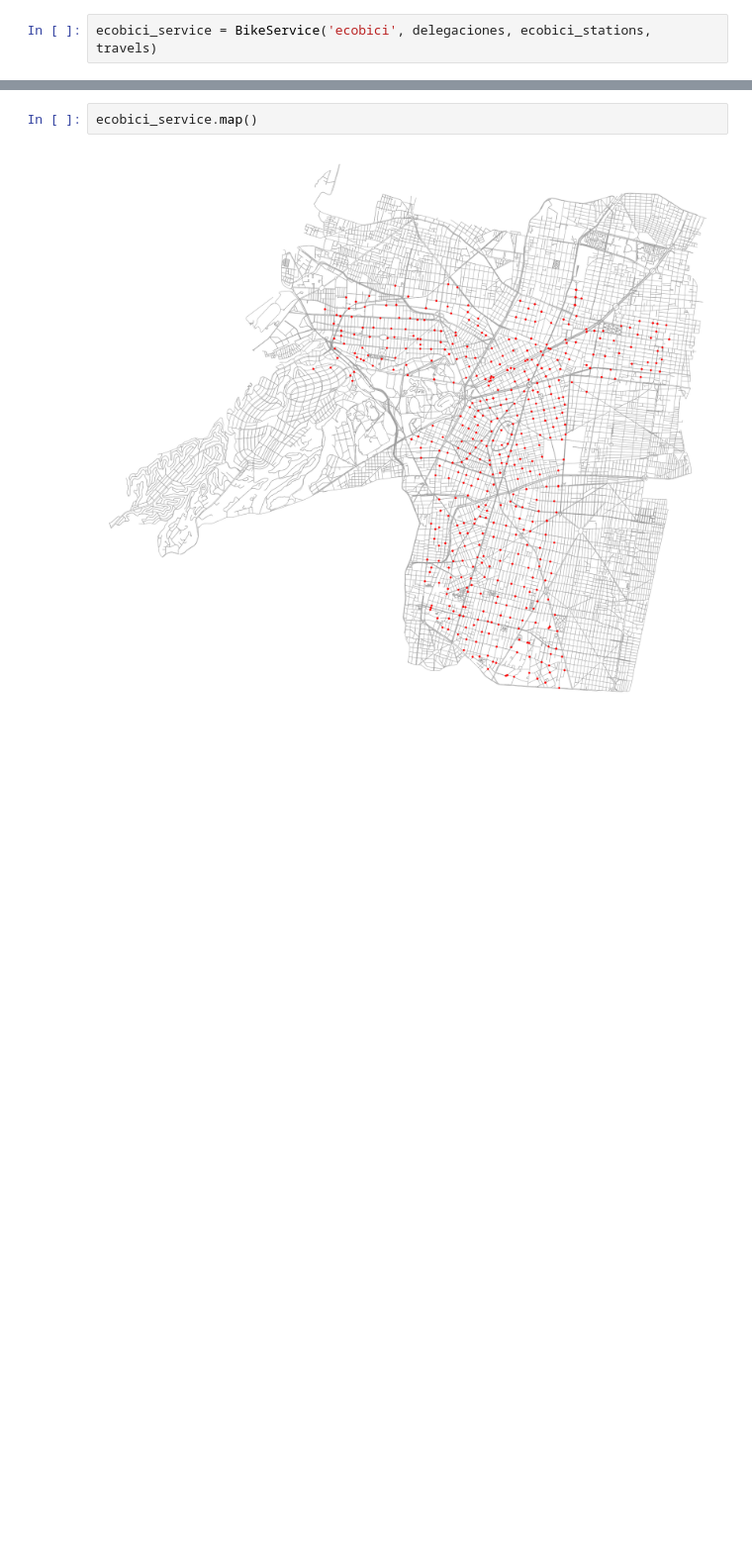
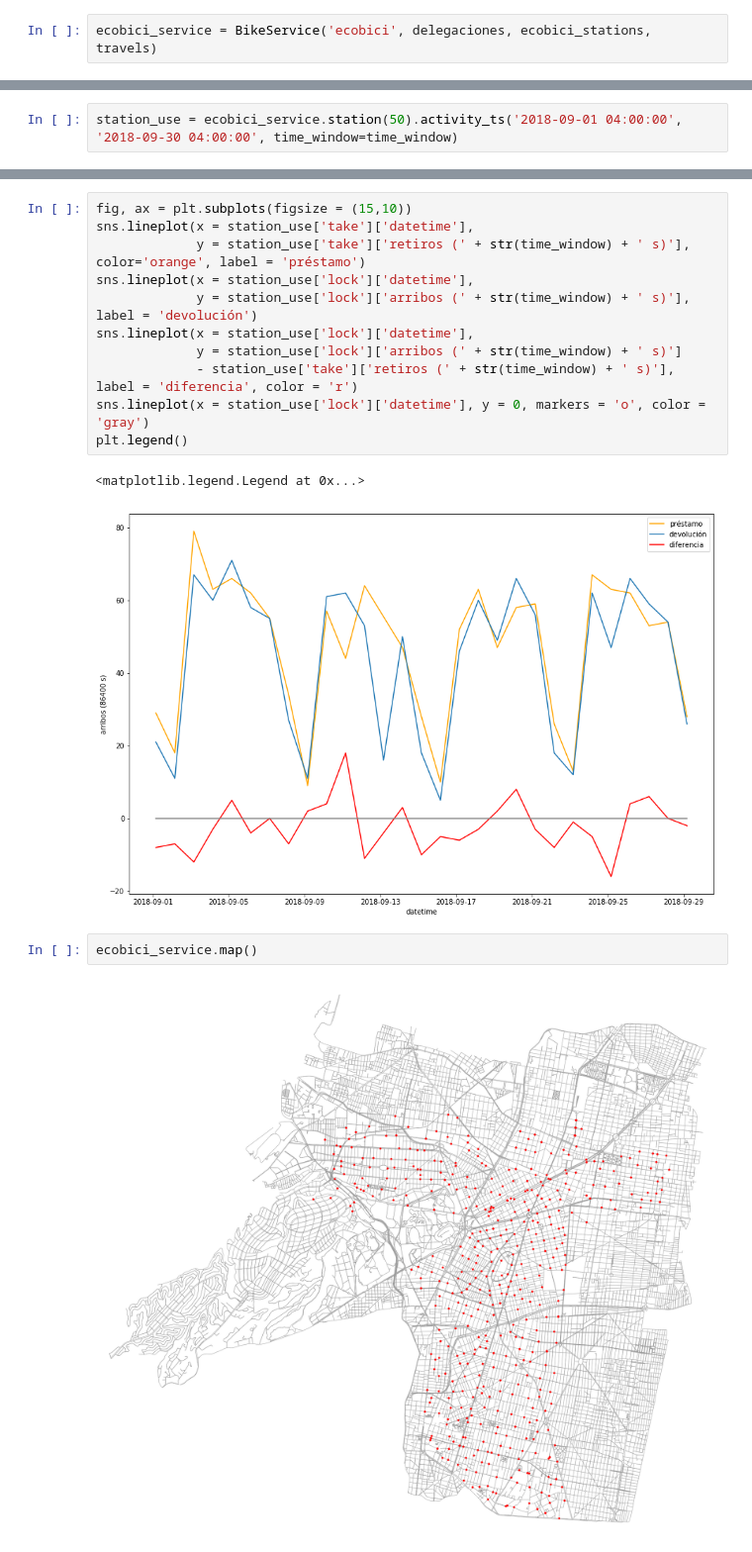
Before and after one commit to paloderosa/ecobici_analysis, a Jupyter notebook: ecobici_network.ipynb, the cells around one changed output, grey strips where cells are left out. Shown at 99% size. Saved outputs shown, nothing was run; the diff lists cells and outputs as text; blank space fills up the shorter version.

```diff
--- a/ecobici_network.ipynb
+++ b/ecobici_network.ipynb
@@ -163,0 +144,2 @@ plt.legend()
+# %%
+station_use = ecobici_service.station(50).activity_ts('2018-09-01 04:00:00', '2018-09-30 04:00:00', time_window=time_window)
@@ -164,3 +157,17 @@ plt.legend()
+# %%
+fig, ax = plt.subplots(figsize = (15,10))
+sns.lineplot(x = station_use['take']['datetime'],
+             y = station_use['take']['retiros (' + str(time_window) + ' s)'], color='orange', label = 'préstamo')
+sns.lineplot(x = station_use['lock']['datetime'],
+             y = station_use['lock']['arribos (' + str(time_window) + ' s)'], label = 'devolución')
+sns.lineplot(x = station_use['lock']['datetime'],
+             y = station_use['lock']['arribos (' + str(time_window) + ' s)']
+             - station_use['take']['retiros (' + str(time_window) + ' s)'], label = 'diferencia', color = 'r')
+sns.lineplot(x = station_use['lock']['datetime'], y = 0, markers = 'o', color = 'gray')
+plt.legend()
+# %% [output]
+<matplotlib.legend.Legend at 0x...>
+[figure, added]
 # %%
 ecobici_service.map()
 # %% [output]
```
Also changed, not shown: parts of 29 cells of this notebook, 3 other files.
